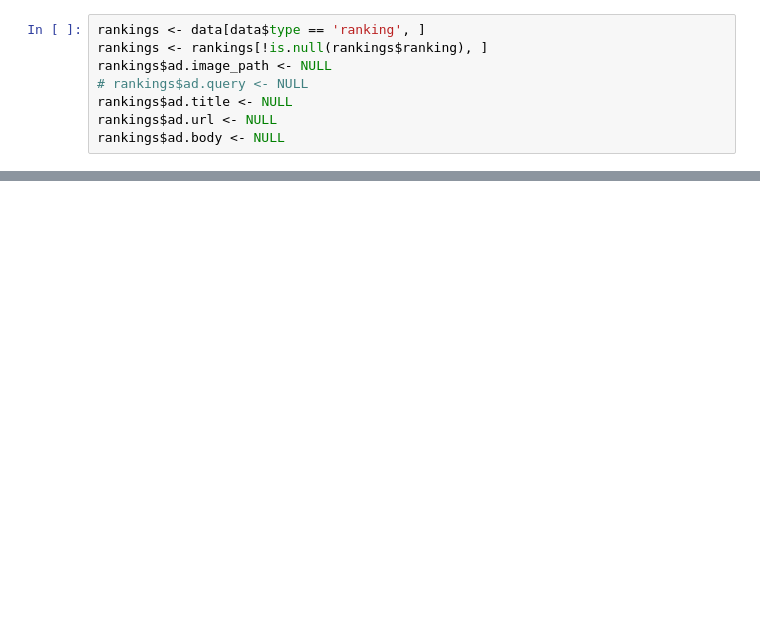
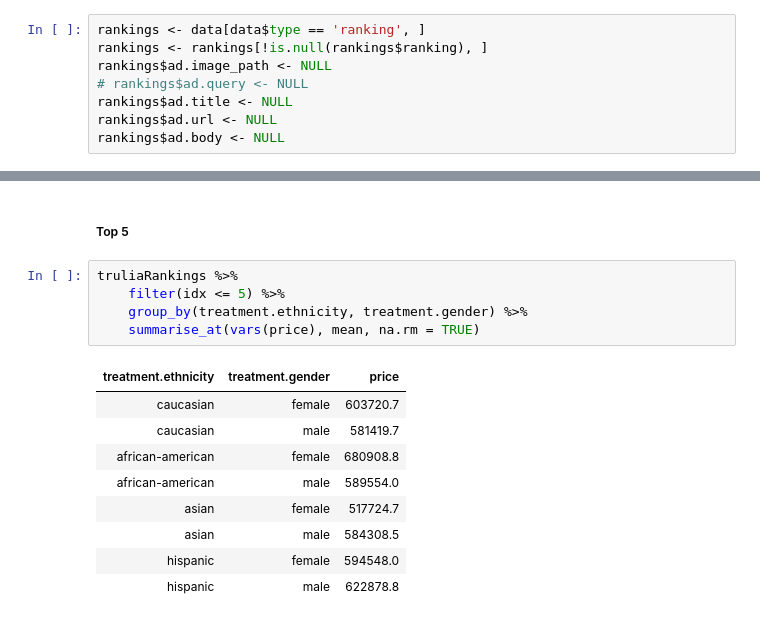
Before and after one commit to ekdnam/auditor, a Jupyter notebook: Ranking Analysis.ipynb, the cells around one changed output, grey strips where cells are left out. Drawn from its saved outputs; the diff is of its cells as text; blank space fills up the shorter version.

```diff
--- a/Ranking Analysis.ipynb
+++ b/Ranking Analysis.ipynb
@@ -170,0 +544,17 @@ unnestedRealtorRankings %>%
+# %% [markdown]
+##### Top 5
+# %%
+truliaRankings %>%
+    filter(idx <= 5) %>%
+    group_by(treatment.ethnicity, treatment.gender) %>%
+    summarise_at(vars(price), mean, na.rm = TRUE)
+# %% [output]
+| treatment.ethnicity | treatment.gender | price |
+| caucasian | female | 603720.7 |
+| caucasian | male | 581419.7 |
+| african-american | female | 680908.8 |
+| african-american | male | 589554.0 |
+| asian | female | 517724.7 |
+| asian | male | 584308.5 |
+| hispanic | female | 594548.0 |
+| hispanic | male | 622878.8 |
```
Also changed, not shown: parts of 128 cells of this notebook.
